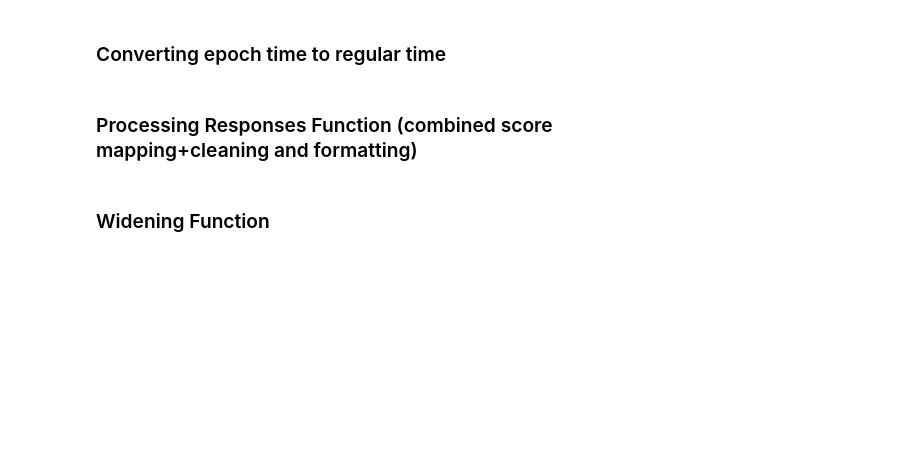
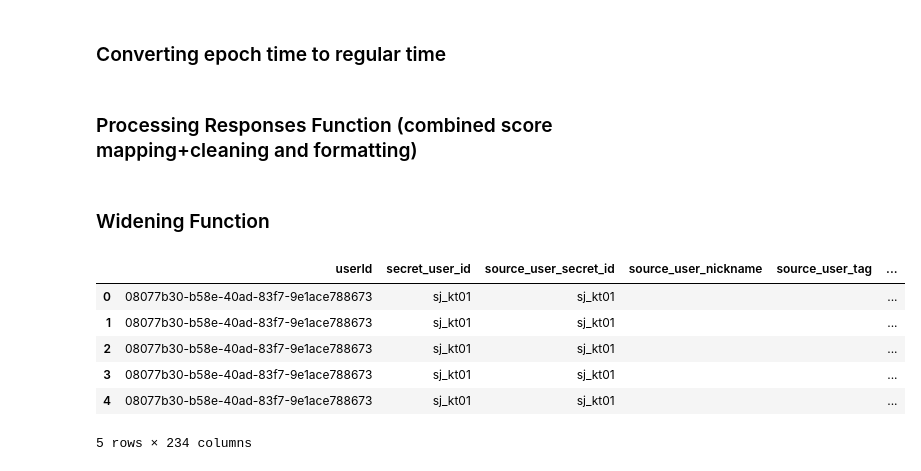
Before and after one commit to ChildMindInstitute/mindlogger-data-export-transformations, a Jupyter notebook: EMA_Data_Export_Functions.ipynb, the cells around one changed output. Drawn from its saved outputs; the diff is of its cells as text; code cells hidden in the pictures; blank space fills up the shorter version.

Commit message:
updated widening function + made edits for cleaning for "geo" item types

```diff
--- a/EMA_Data_Export_Functions.ipynb
+++ b/EMA_Data_Export_Functions.ipynb
@@ -176,13 +177,27 @@ def process_responses(data, clean=True, map=True, format=True):
 
         # Clean the response
         if clean:
+            # Handle geo: entries
+            if isinstance(response, str) and re.search(r'geo:', response):
+                # Extract latitude and longitude
+                geo_match = re.search(r'geo:\s*lat\s*\((.*?)\)\s*/\s*long\s*\((.*?)\)', response)
+                if geo_match:
+                    lat = geo_match.group(1).strip()
+                    long = geo_match.group(2).strip()
+                    geo_cleaned = f"{lat}/{long}"  # Combine them as desired
+                    processed_responses.append(geo_cleaned)
+                    processed = True
+                    continue
+
+            # General cleaning
             clean_response = (
-                re.sub(r"value: |geo: ", "", response) if isinstance(response, str) else np.nan
+                re.sub(r"value:", "", response) if isinstance(response, str) else np.nan
             )
             if not isinstance(response, str):
                 processed_responses.append(clean_response)
                 processed = True
                 continue
+
 
         # Format time or time range entries
         if format and isinstance(response, str):
@@ -258,3 +273,7 @@ def process_responses(data, clean=True, map=True, format=True):
             processed_responses.append(response if isinstance(response, str) else np.nan)
 
     return pd.Series(processed_responses)
+
+
+dat_processed = df.copy()
+dat_processed['new_responses'] = process_responses(df)
@@ -264,15 +280,40 @@ dat_processed['new_responses'] = process_responses(df)
 # %% [markdown]
 ### Widening Function
 # %%
-mycolumn_list = ['userId', 'secret_user_id', 'activity_flow_id', 'activity_flow_name', 'activity_id', 'activity_name', 'event_id', 'activity_start_time', 'activity_end_time', 'activity_scheduled_time', 'timezone_offset', 'version']
+dat_processed = df.copy()
+dat_processed['new_responses'] = process_responses(df)
+
+mycolumn_list = ['userId', 'secret_user_id',
+                 'source_user_secret_id',  'source_user_nickname', 'source_user_tag', 'source_user_relation',
+                 'target_user_secret_id', 'target_user_nickname', 'target_user_tag',
+                 'input_user_secret_id', 'input_user_nickname',
+                 'schedule_Time', 'start_Time', 'end_Time',
+                 'activity_flow_id', 'activity_flow_name', 'event_id', 'version' ]
 myresponse_column_name = 'new_responses'
 
 def widen_data(data, column_list, response_column_name):
-    answers = data.groupby(column_list)['id'].apply(lambda x: '|'.join(x.astype(str))).reset_index()
-    subset_columns = column_list + ['item', response_column_name]
-    dat_subset = data[subset_columns]
-    dat_wide = pd.pivot_table(dat_subset, index=column_list, columns='item', values=response_column_name, aggfunc='last').reset_index()
+    data[column_list] = data[column_list].fillna('')
+    datetime_cols = data.select_dtypes(include=['datetime']).columns
+    data[datetime_cols] = data[datetime_cols].replace('', pd.NaT).fillna(pd.Timestamp('1900-01-01'))
+    # data.loc[:, data.select_dtypes(include=['datetime']).columns] = data.select_dtypes(include=['datetime']).fillna(pd.Timestamp('1900-01-01'))
+    data_grouped = data.groupby(['secret_user_id', 'activity_flow_id', 'activity_scheduled_time'], group_keys=True).apply(lambda x: x.assign(start_Time=x['start_Time'].min(), end_Time=x['end_Time'].max())).reset_index(drop=True)
+    answers = data_grouped.groupby(column_list, group_keys=False)['id'].apply(lambda x: '|'.join(x.astype(str))).reset_index()
+    data_grouped['combined_cols'] = data_grouped[['activity_id', 'item_id', 'item']].astype(str).agg('_'.join, axis=1)
+    subset_columns = column_list + ['combined_cols', response_column_name]
+    dat_subset = data_grouped[subset_columns]
+    dat_wide = pd.pivot_table(dat_subset, index=column_list, columns='combined_cols', values=response_column_name, aggfunc='last').reset_index()
     dat_wide = pd.merge(dat_wide, answers, on=column_list, how='outer')
     return dat_wide
 
 data_wide = widen_data(dat_processed, mycolumn_list, myresponse_column_name)
+data_wide.to_csv(os.path.join(output_path,'data_wide_all.csv'),index=False)
+
+data_wide.head()
+# %% [output]
+|  | userId | secret_user_id | source_user_secret_id | source_user_nickname | source_user_tag | ... |
+| 0 | 08077b30-b58e-40ad-83f7-9e1ace788673 | sj_kt01 | sj_kt01 |  |  | ... |
+| 1 | 08077b30-b58e-40ad-83f7-9e1ace788673 | sj_kt01 | sj_kt01 |  |  | ... |
+| 2 | 08077b30-b58e-40ad-83f7-9e1ace788673 | sj_kt01 | sj_kt01 |  |  | ... |
+| 3 | 08077b30-b58e-40ad-83f7-9e1ace788673 | sj_kt01 | sj_kt01 |  |  | ... |
+| 4 | 08077b30-b58e-40ad-83f7-9e1ace788673 | sj_kt01 | sj_kt01 |  |  | ... |
+5 rows × 234 columns
```
Also changed, not shown: parts of 7 cells of this notebook.
